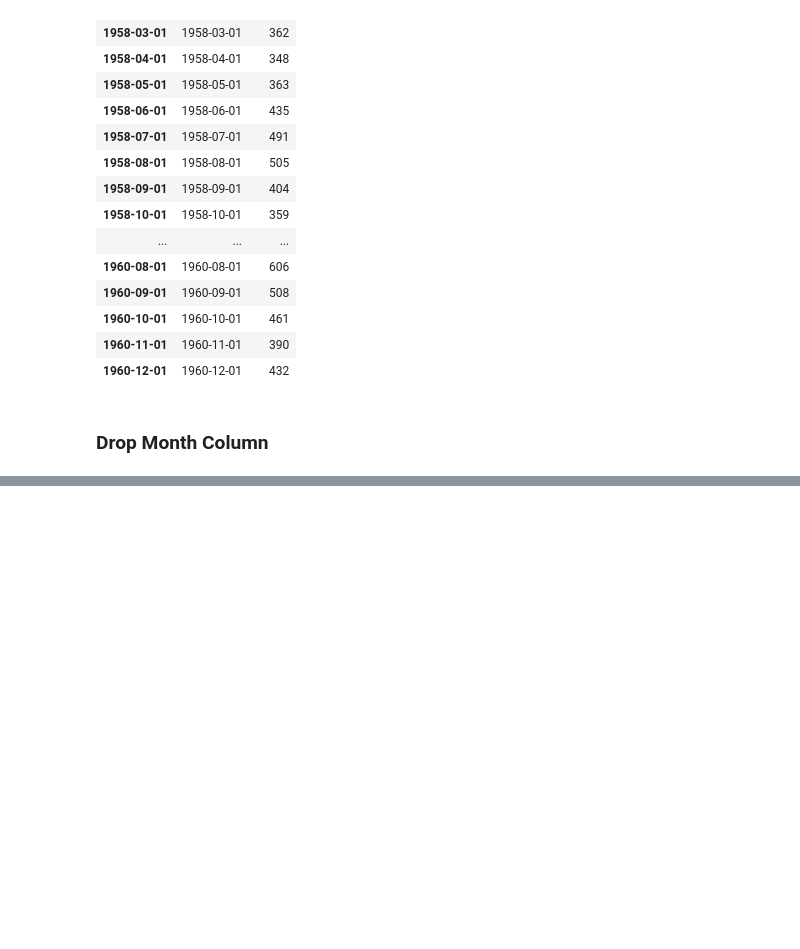
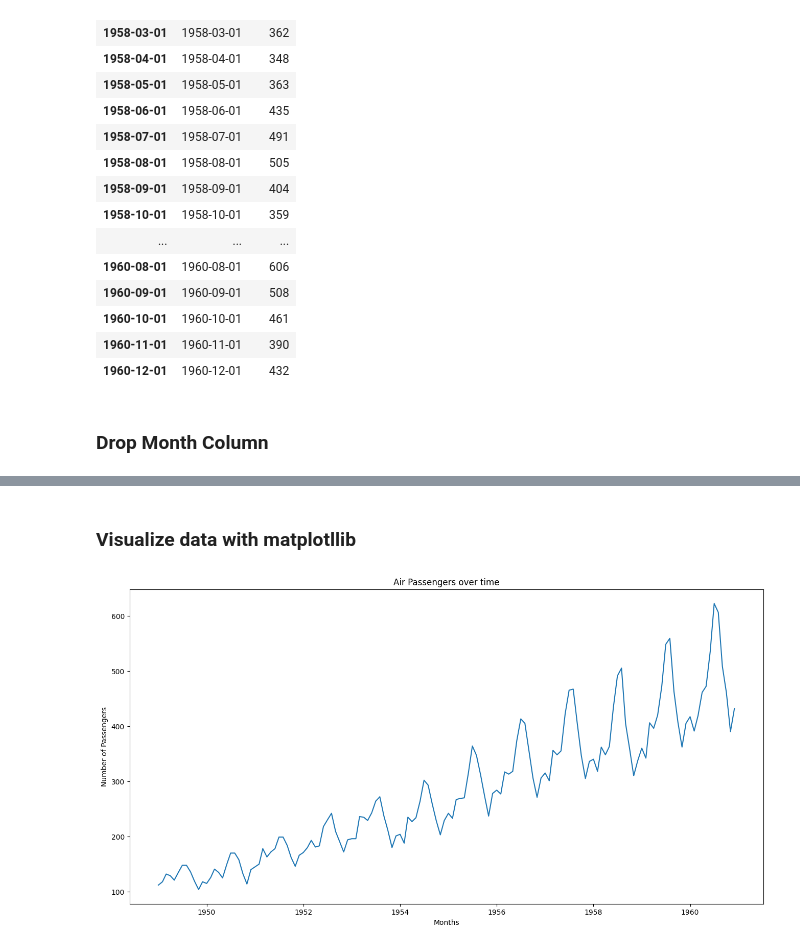
Before and after one commit to pdhanshri/Github, a Jupyter notebook: Time Series Association/Time Series association.ipynb, the cells around one changed output, grey strips where cells are left out. Cells and saved outputs as stored; diff of their text form; code cells hidden in the pictures; blank space fills up the shorter version.

Commit message:
Time series Association

```diff
--- a/Time Series Association/Time Series association.ipynb
+++ b/Time Series Association/Time Series association.ipynb
@@ -137,3 +137,6 @@ D
 | 1960-12-01 | 1960-12-01 | 432 |
 # %% [markdown]
 ### Drop Month Column
+# %%
+df = df.drop(columns=['Month'])
+df.head()
@@ -139,0 +151,12 @@ D
+# %% [markdown]
+### Visualize data with matplotllib
+# %%
+import matplotlib.pyplot as plt
+plt.figure(figsize=(16,8))
+plt.plot(df['nPass'])
+plt.xlabel('Months')
+plt.ylabel('Number of Passengers')
+plt.title('Air Passengers over time')
+plt.show()
+# %% [output]
+[figure, added]
```
Also changed, not shown: parts of 37 cells of this notebook, 1 other file.
